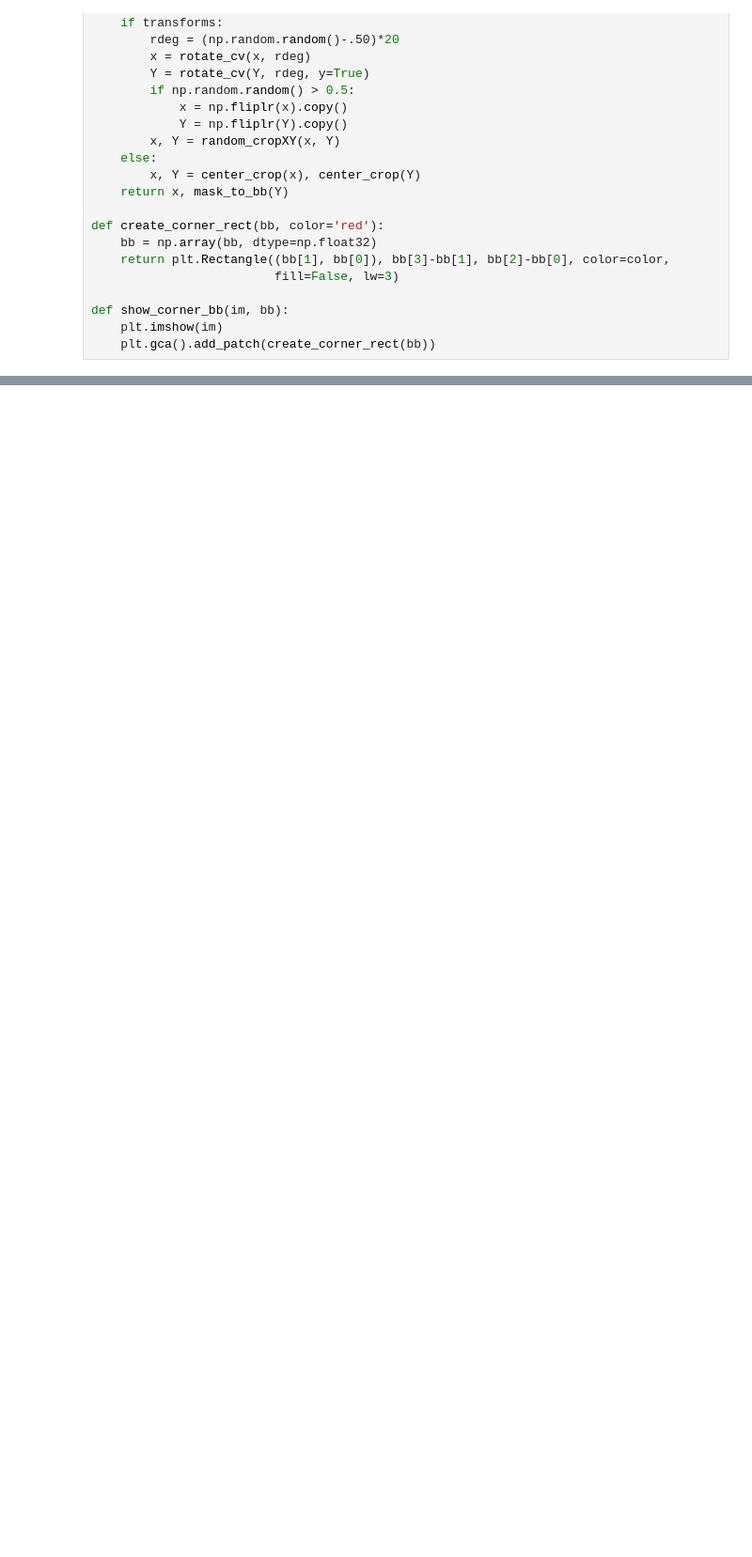
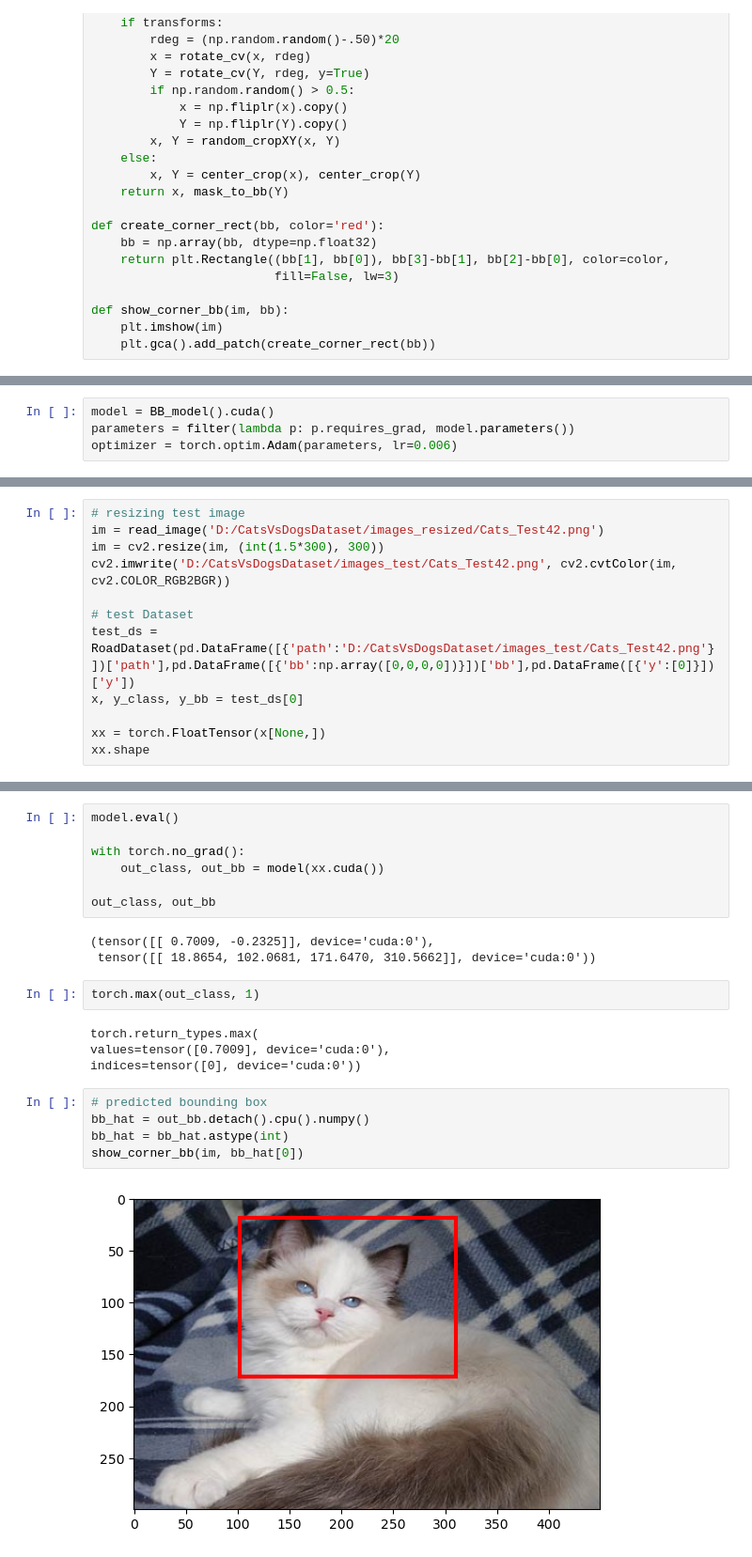
Before and after one commit to ArfitAP/Cat-or-Dog, a Jupyter notebook: Notebooks/Data playground.ipynb, the cells around one changed output, grey strips where cells are left out. Shown at 94% size. Saved outputs shown, nothing was run; the diff lists cells and outputs as text; blank space fills up the shorter version.

```diff
--- a/Notebooks/Data playground.ipynb
+++ b/Notebooks/Data playground.ipynb
@@ -204,0 +316,4 @@ show_corner_bb(im, bb)
+# %%
+model = BB_model().cuda()
+parameters = filter(lambda p: p.requires_grad, model.parameters())
+optimizer = torch.optim.Adam(parameters, lr=0.006)
@@ -204,0 +346,12 @@ show_corner_bb(im, bb)
+# %%
+# resizing test image
+im = read_image('D:/CatsVsDogsDataset/images_resized/Cats_Test42.png')
+im = cv2.resize(im, (int(1.5*300), 300))
+cv2.imwrite('D:/CatsVsDogsDataset/images_test/Cats_Test42.png', cv2.cvtColor(im, cv2.COLOR_RGB2BGR))
+
+# test Dataset
+test_ds = RoadDataset(pd.DataFrame([{'path':'D:/CatsVsDogsDataset/images_test/Cats_Test42.png'}])['path'],pd.DataFrame([{'bb':np.array([0,0,0,0])}])['bb'],pd.DataFrame([{'y':[0]}])['y'])
+x, y_class, y_bb = test_ds[0]
+
+xx = torch.FloatTensor(x[None,])
+xx.shape
@@ -204,0 +360,23 @@ show_corner_bb(im, bb)
+# %%
+model.eval()
+
+with torch.no_grad():
+    out_class, out_bb = model(xx.cuda())
+
+out_class, out_bb
+# %% [output]
+(tensor([[ 0.7009, -0.2325]], device='cuda:0'),
+ tensor([[ 18.8654, 102.0681, 171.6470, 310.5662]], device='cuda:0'))
+# %%
+torch.max(out_class, 1)
+# %% [output]
+torch.return_types.max(
+values=tensor([0.7009], device='cuda:0'),
+indices=tensor([0], device='cuda:0'))
+# %%
+# predicted bounding box
+bb_hat = out_bb.detach().cpu().numpy()
+bb_hat = bb_hat.astype(int)
+show_corner_bb(im, bb_hat[0])
+# %% [output]
+[figure, added]
```
Also changed, not shown: parts of 17 cells of this notebook, 1 other file.
